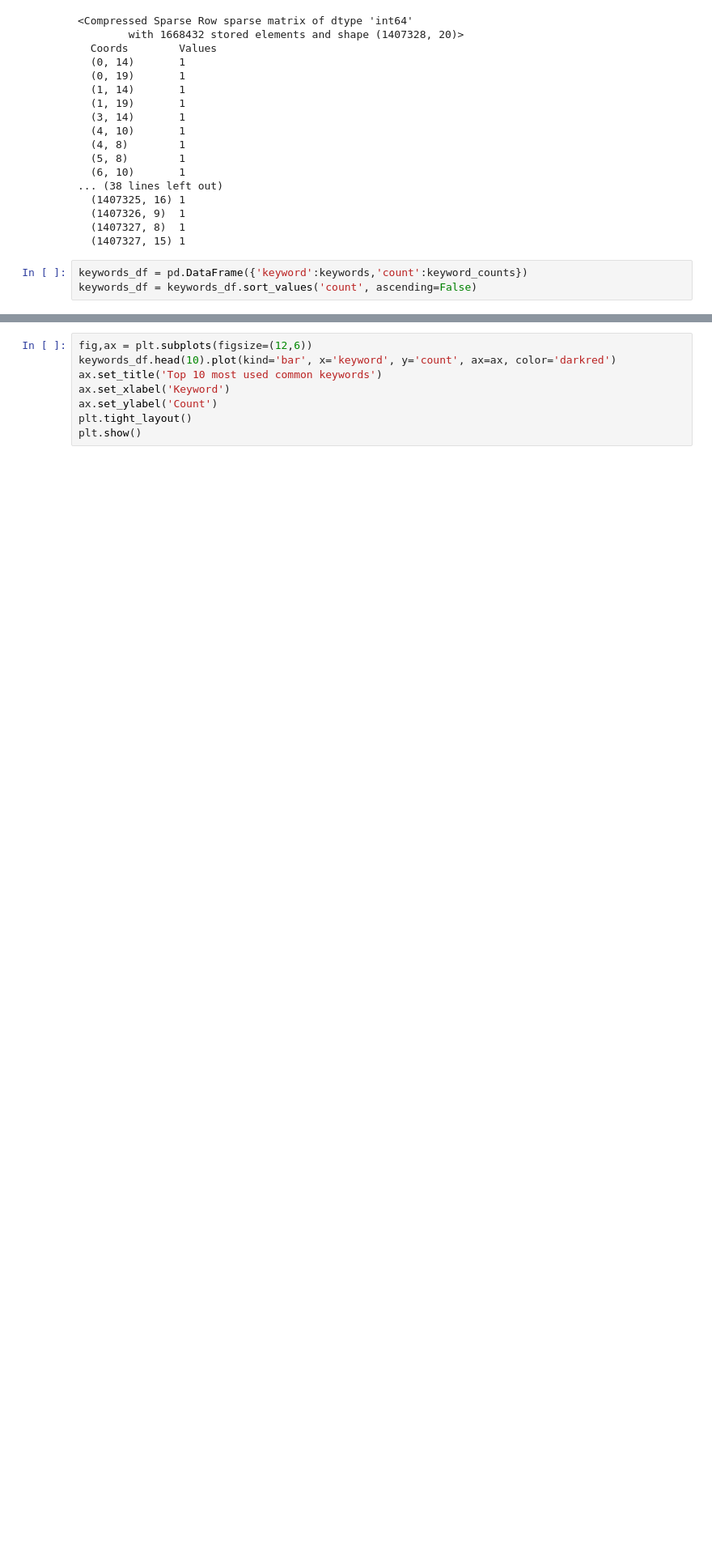
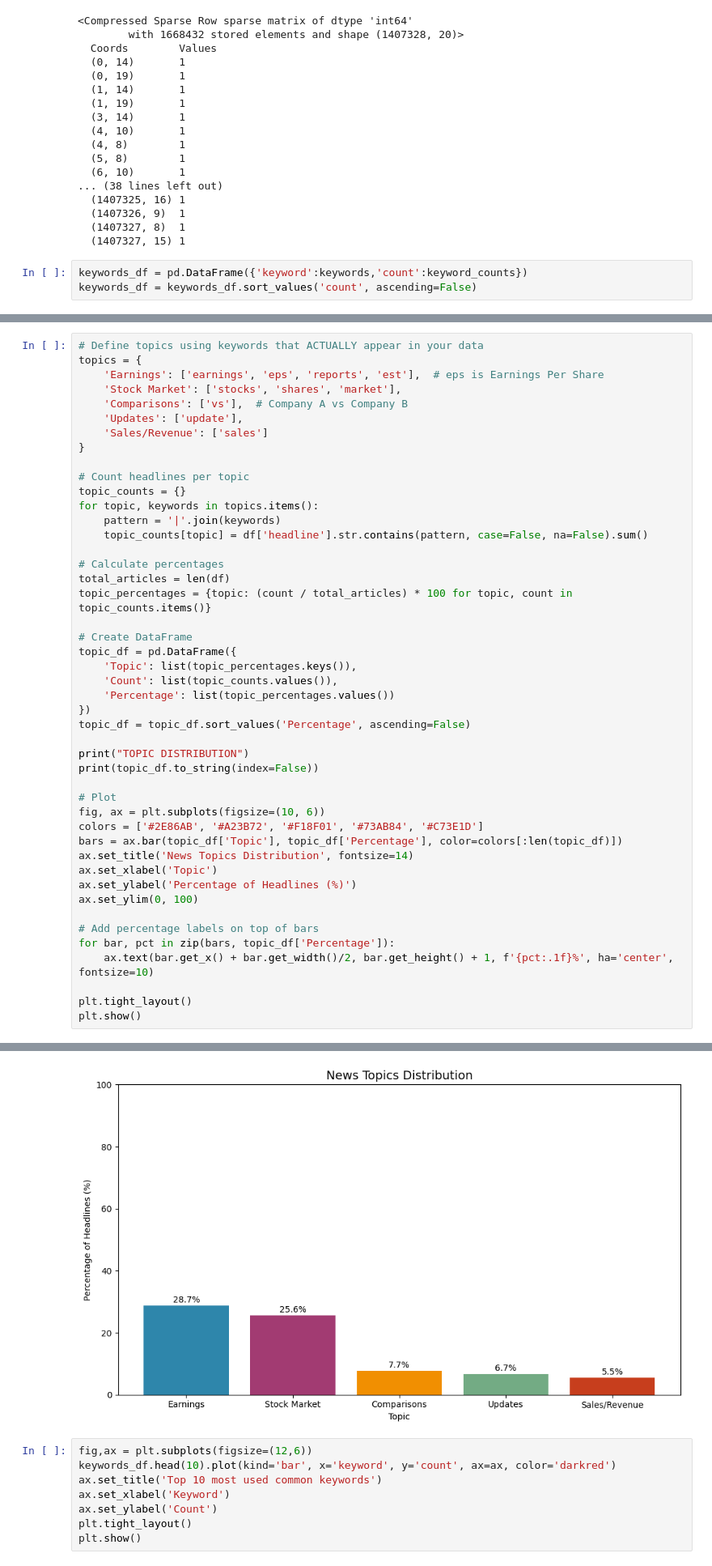
Before and after one commit to hawi088/News-Sentiment, a Jupyter notebook: notebooks/task1_eda.ipynb, the cells around one changed output, grey strips where cells are left out. Shown at 81% size. Cells and saved outputs as stored; diff of their text form; blank space fills up the shorter version.

```diff
--- a/notebooks/task1_eda.ipynb
+++ b/notebooks/task1_eda.ipynb
@@ -168,0 +443,47 @@ keywords_df = keywords_df.sort_values('count', ascending=False)
+# %%
+# Define topics using keywords that ACTUALLY appear in your data
+topics = {
+    'Earnings': ['earnings', 'eps', 'reports', 'est'],  # eps is Earnings Per Share
+    'Stock Market': ['stocks', 'shares', 'market'],
+    'Comparisons': ['vs'],  # Company A vs Company B
+    'Updates': ['update'],
+    'Sales/Revenue': ['sales']
+}
+
+# Count headlines per topic
+topic_counts = {}
+for topic, keywords in topics.items():
+    pattern = '|'.join(keywords)
+    topic_counts[topic] = df['headline'].str.contains(pattern, case=False, na=False).sum()
+
+# Calculate percentages
+total_articles = len(df)
+topic_percentages = {topic: (count / total_articles) * 100 for topic, count in topic_counts.items()}
+
+# Create DataFrame
+topic_df = pd.DataFrame({
+    'Topic': list(topic_percentages.keys()),
+    'Count': list(topic_counts.values()),
+    'Percentage': list(topic_percentages.values())
+})
+topic_df = topic_df.sort_values('Percentage', ascending=False)
+
+print("TOPIC DISTRIBUTION")
+print(topic_df.to_string(index=False))
+
+# Plot
+fig, ax = plt.subplots(figsize=(10, 6))
+colors = ['#2E86AB', '#A23B72', '#F18F01', '#73AB84', '#C73E1D']
+bars = ax.bar(topic_df['Topic'], topic_df['Percentage'], color=colors[:len(topic_df)])
+ax.set_title('News Topics Distribution', fontsize=14)
+ax.set_xlabel('Topic')
+ax.set_ylabel('Percentage of Headlines (%)')
+ax.set_ylim(0, 100)
+
+# Add percentage labels on top of bars
+for bar, pct in zip(bars, topic_df['Percentage']):
+    ax.text(bar.get_x() + bar.get_width()/2, bar.get_height() + 1, f'{pct:.1f}%', ha='center', fontsize=10)
+
+plt.tight_layout()
+plt.show()
+# %% [output]
@@ -169,3 +497,4 @@ keywords_df = keywords_df.sort_values('count', ascending=False)
+[figure, added]
 # %%
 fig,ax = plt.subplots(figsize=(12,6))
 keywords_df.head(10).plot(kind='bar', x='keyword', y='count', ax=ax, color='darkred')
```
Also changed, not shown: parts of 31 cells of this notebook.
